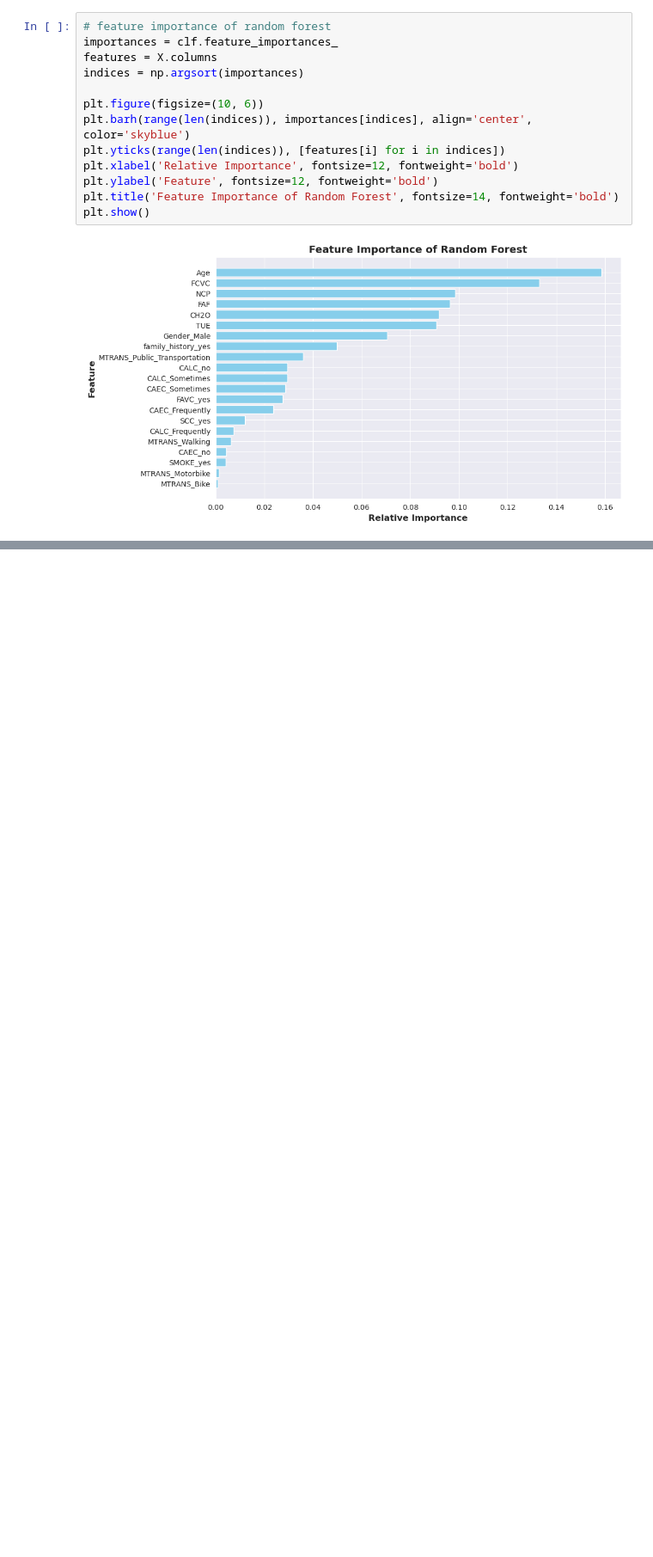
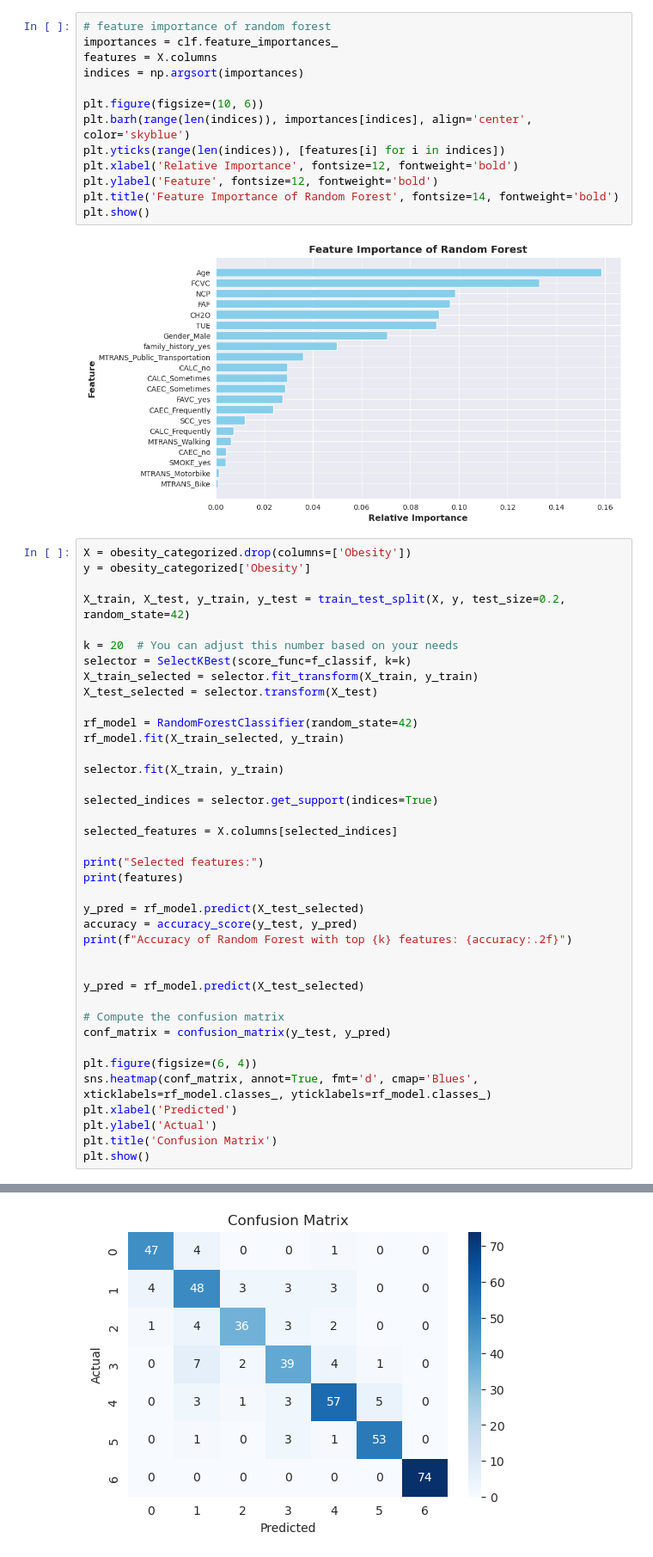
Before and after one commit to Niklas-Wag/Sleep_DSAI, a Jupyter notebook: ObesityPrediction.ipynb, the cells around one changed output, grey strips where cells are left out. Shown at 86% size. Drawn from its saved outputs; the diff is of its cells as text; blank space fills up the shorter version.

```diff
--- a/ObesityPrediction.ipynb
+++ b/ObesityPrediction.ipynb
@@ -510,3 +518,43 @@ plt.title('Feature Importance of Random Forest', fontsize=14, fontweight='bold')
 plt.show()
 # %% [output]
 [figure]
+# %%
+X = obesity_categorized.drop(columns=['Obesity'])
+y = obesity_categorized['Obesity']
+
+X_train, X_test, y_train, y_test = train_test_split(X, y, test_size=0.2, random_state=42)
+
+k = 20  # You can adjust this number based on your needs
+selector = SelectKBest(score_func=f_classif, k=k)
+X_train_selected = selector.fit_transform(X_train, y_train)
+X_test_selected = selector.transform(X_test)
+
+rf_model = RandomForestClassifier(random_state=42)
+rf_model.fit(X_train_selected, y_train)
+
+selector.fit(X_train, y_train)
+
+selected_indices = selector.get_support(indices=True)
+
+selected_features = X.columns[selected_indices]
+
+print("Selected features:")
+print(features)
+
+y_pred = rf_model.predict(X_test_selected)
+accuracy = accuracy_score(y_test, y_pred)
+print(f"Accuracy of Random Forest with top {k} features: {accuracy:.2f}")
+
+
+y_pred = rf_model.predict(X_test_selected)
+
+# Compute the confusion matrix
+conf_matrix = confusion_matrix(y_test, y_pred)
+
+plt.figure(figsize=(6, 4))
+sns.heatmap(conf_matrix, annot=True, fmt='d', cmap='Blues', xticklabels=rf_model.classes_, yticklabels=rf_model.classes_)
+plt.xlabel('Predicted')
+plt.ylabel('Actual')
+plt.title('Confusion Matrix')
+plt.show()
+# %% [output]
@@ -513 +569,2 @@ plt.show()
+[figure, added]
 # %% [markdown]
```
Also changed, not shown: parts of 5 cells of this notebook.
